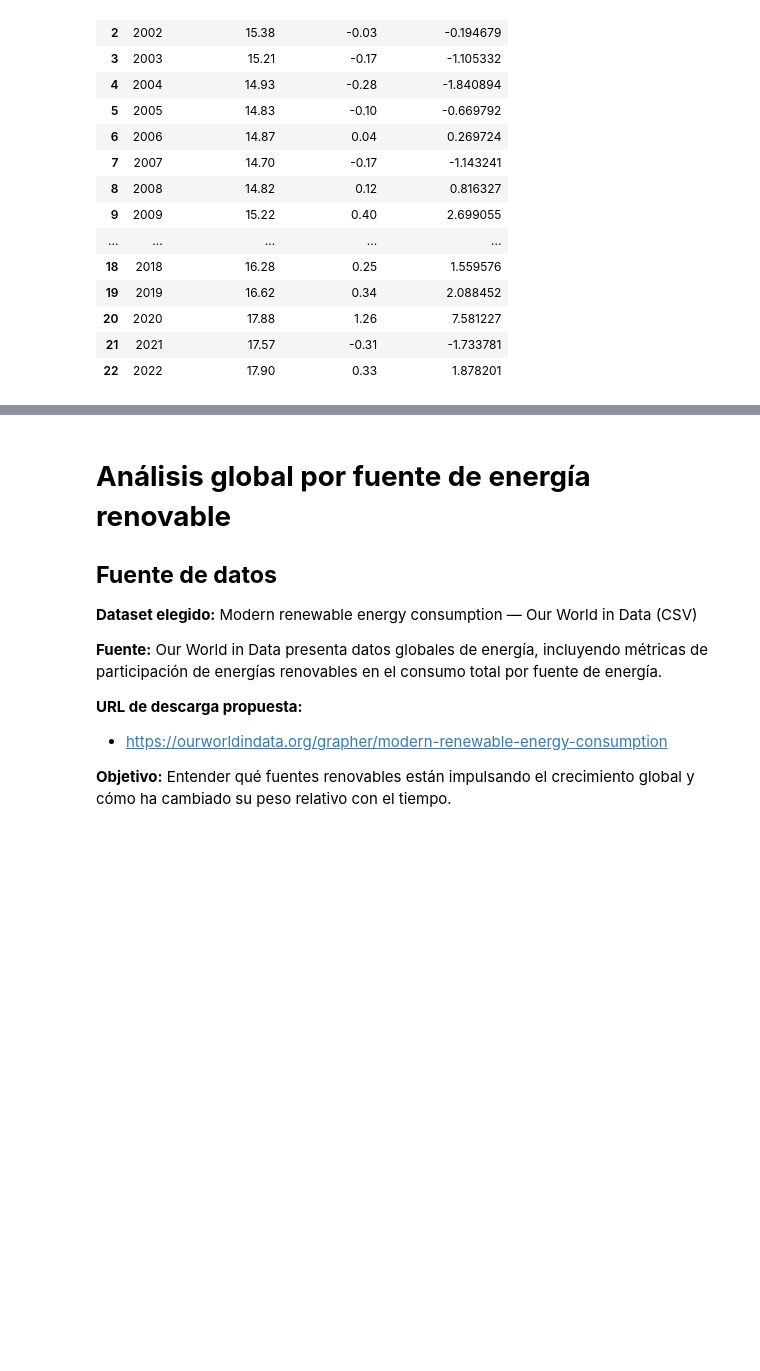
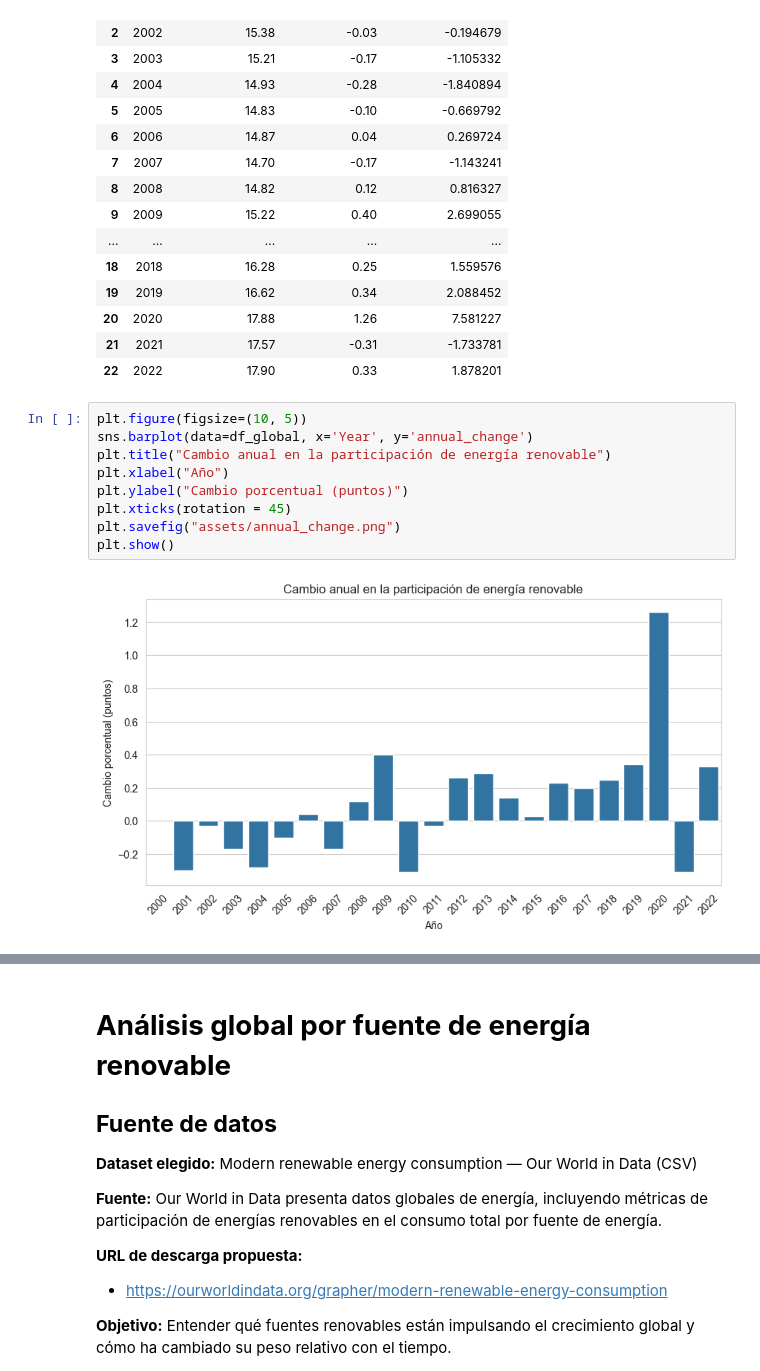
Before and after one commit to Bootcamp-IA-P6/Proyecto4-Jonathan_Brasales, a Jupyter notebook: EDA.ipynb, the cells around one changed output, grey strips where cells are left out. Drawn from its saved outputs; the diff is of its cells as text; blank space fills up the shorter version.

```diff
--- a/EDA.ipynb
+++ b/EDA.ipynb
@@ -133,3 +133,14 @@ df_global[['Year', 'renewable_share', 'annual_change', 'annual_growth_pct']]
 | 20 | 2020 | 17.88 | 1.26 | 7.581227 |
 | 21 | 2021 | 17.57 | -0.31 | -1.733781 |
 | 22 | 2022 | 17.90 | 0.33 | 1.878201 |
+# %%
+plt.figure(figsize=(10, 5))
+sns.barplot(data=df_global, x='Year', y='annual_change')
+plt.title("Cambio anual en la participación de energía renovable")
+plt.xlabel("Año")
+plt.ylabel("Cambio porcentual (puntos)")
+plt.xticks(rotation = 45)
+plt.savefig("assets/annual_change.png")
+plt.show()
+# %% [output]
+[figure, added]
```
Also changed, not shown: parts of 9 cells of this notebook, 14 other files.
